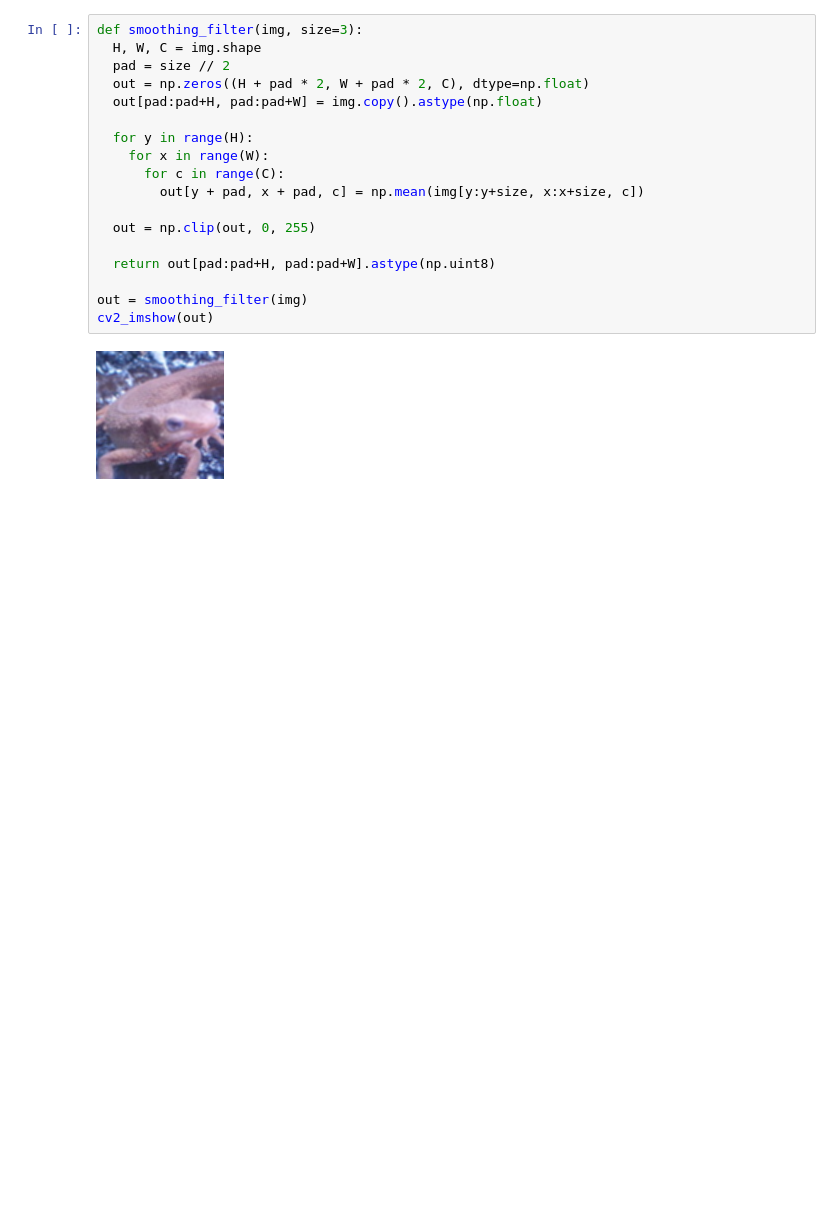
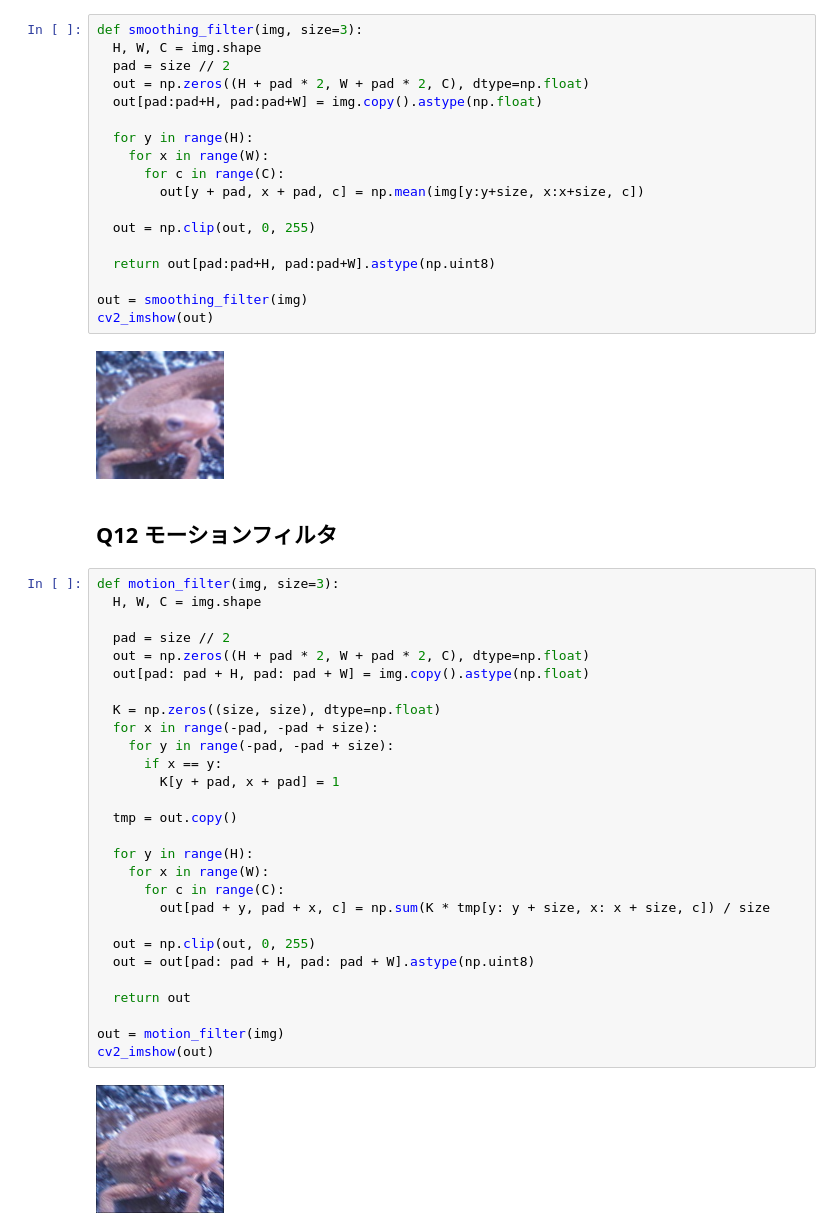
Before and after one commit to whatalnk/Gasyori100knock, a Jupyter notebook: notebooks/Question_11_20.ipynb, the cells around one changed output. Saved outputs shown, nothing was run; the diff lists cells and outputs as text; blank space fills up the shorter version.

Commit message:
Q12 Motion filter

```diff
--- a/notebooks/Question_11_20.ipynb
+++ b/notebooks/Question_11_20.ipynb
@@ -43,3 +43,35 @@ out = smoothing_filter(img)
 cv2_imshow(out)
 # %% [output]
 [figure]
+# %% [markdown]
+## Q12 モーションフィルタ
+# %%
+def motion_filter(img, size=3):
+  H, W, C = img.shape
+
+  pad = size // 2
+  out = np.zeros((H + pad * 2, W + pad * 2, C), dtype=np.float)
+  out[pad: pad + H, pad: pad + W] = img.copy().astype(np.float)
+
+  K = np.zeros((size, size), dtype=np.float)
+  for x in range(-pad, -pad + size):
+    for y in range(-pad, -pad + size):
+      if x == y:
+        K[y + pad, x + pad] = 1
+
+  tmp = out.copy()
+
+  for y in range(H):
+    for x in range(W):
+      for c in range(C):
+        out[pad + y, pad + x, c] = np.sum(K * tmp[y: y + size, x: x + size, c]) / size
+
+  out = np.clip(out, 0, 255)
+  out = out[pad: pad + H, pad: pad + W].astype(np.uint8)
+
+  return out
+
+out = motion_filter(img)
+cv2_imshow(out)
+# %% [output]
+[figure, added]
```
Also changed, not shown: parts of 1 cell of this notebook.
